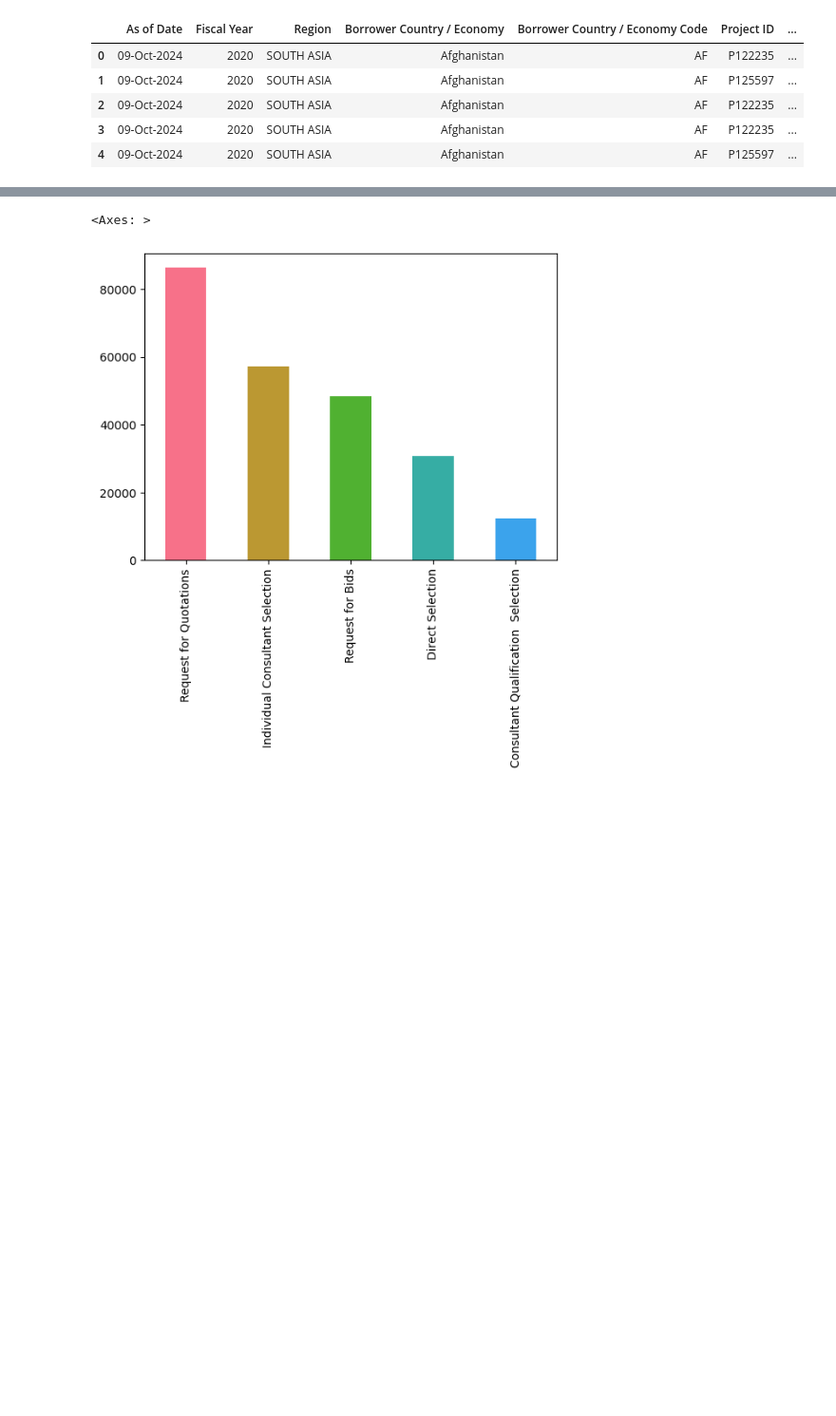
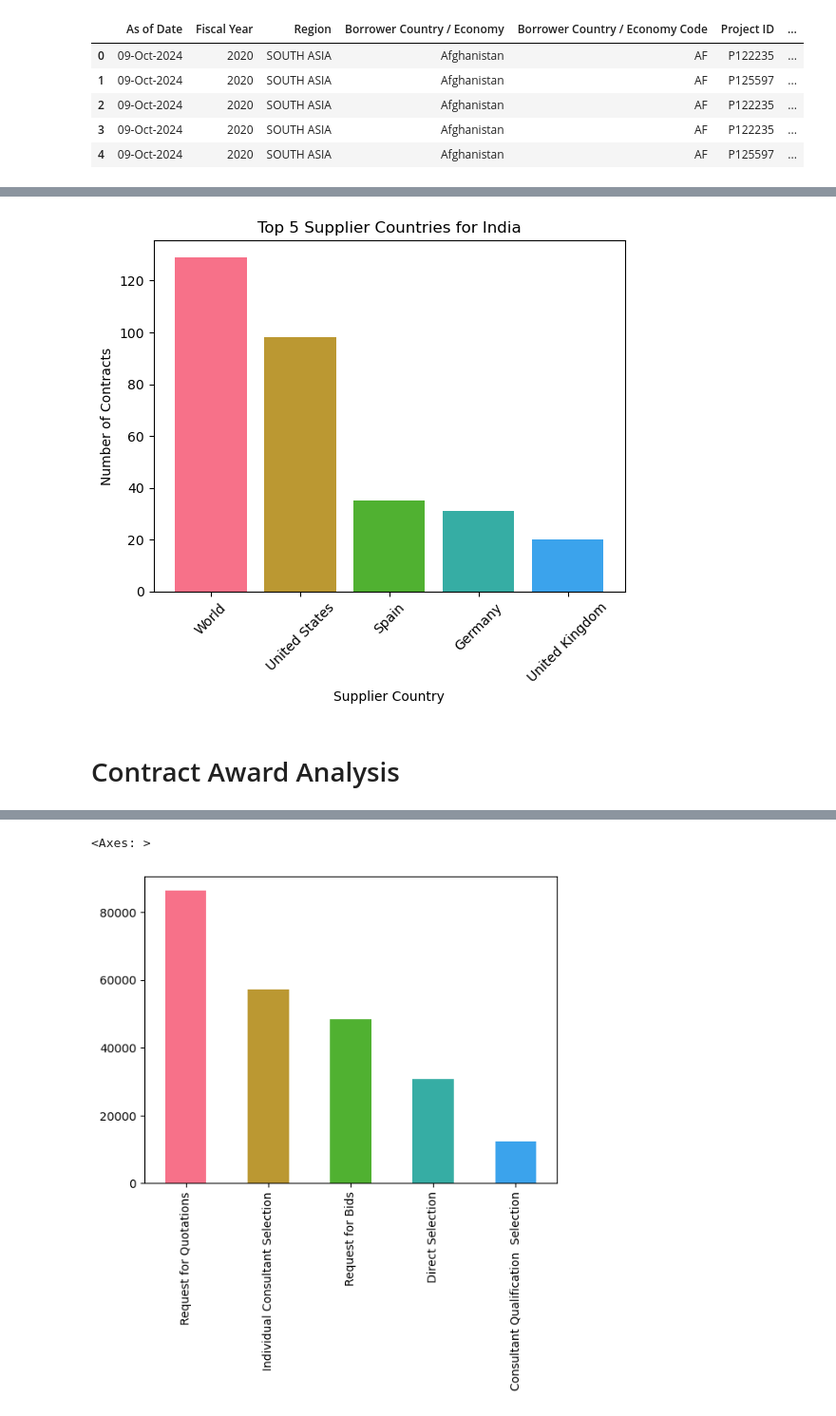
Before and after one commit to mdlugosz-develop/bootcamp-project-1, a Jupyter notebook: analysis.ipynb, the cells around one changed output, grey strips where cells are left out. Shown at 95% size. Saved outputs shown, nothing was run; the diff lists cells and outputs as text; code cells hidden in the pictures; blank space fills up the shorter version.

```diff
--- a/analysis.ipynb
+++ b/analysis.ipynb
@@ -17,0 +273,17 @@ df.head()
+# %%
+india_contracts = sorted_df[sorted_df['Borrower Country / Economy'] == 'India']
+
+india_contracts = india_contracts[india_contracts['Supplier Country / Economy'] != 'India']
+
+supplier_countries_india = india_contracts['Supplier Country / Economy'].value_counts().head(5)
+
+plt.bar(supplier_countries_india.index, supplier_countries_india.values, color = colors)
+plt.title('Top 5 Supplier Countries for India')
+plt.xlabel('Supplier Country')
+plt.ylabel('Number of Contracts')
+plt.xticks(rotation=45)
+plt.show()
+# %% [output]
+[figure, added]
+# %% [markdown]
+# Contract Award Analysis
```
Also changed, not shown: parts of 39 cells of this notebook.
